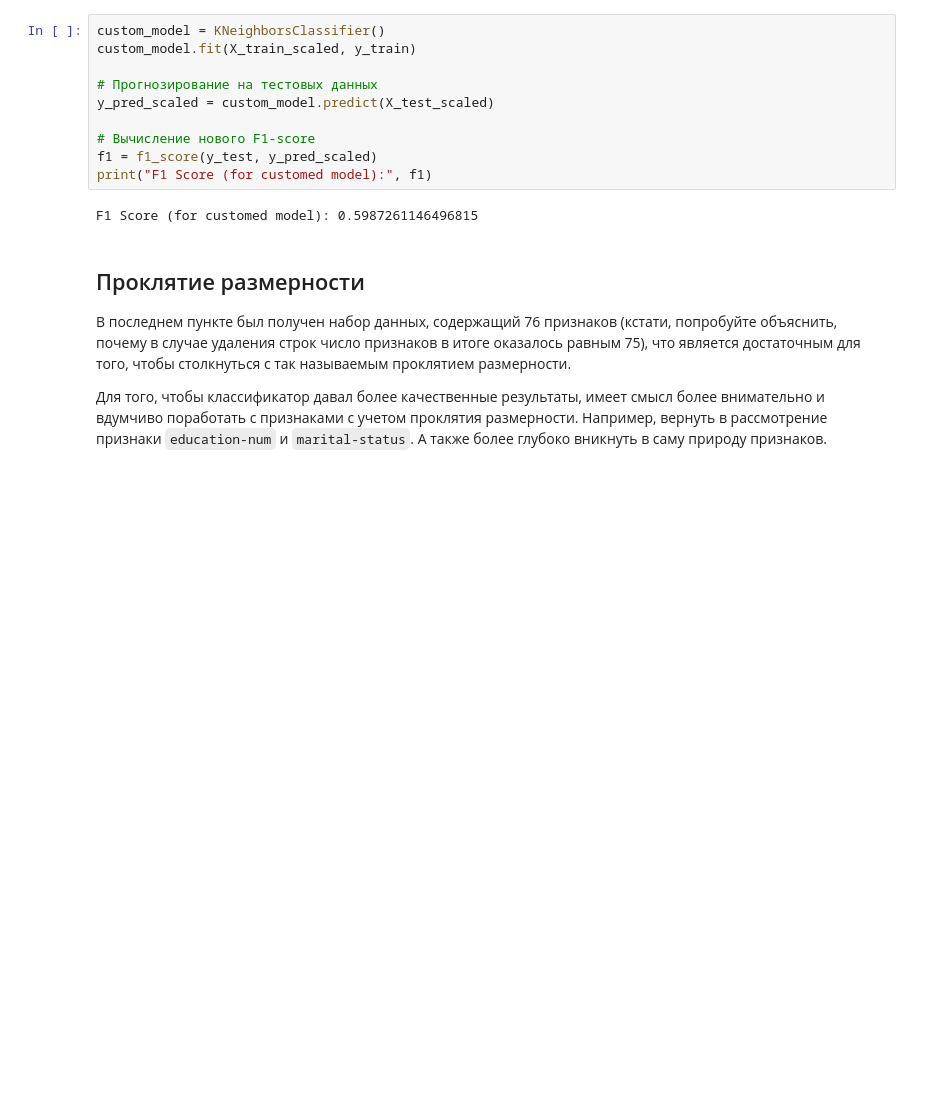
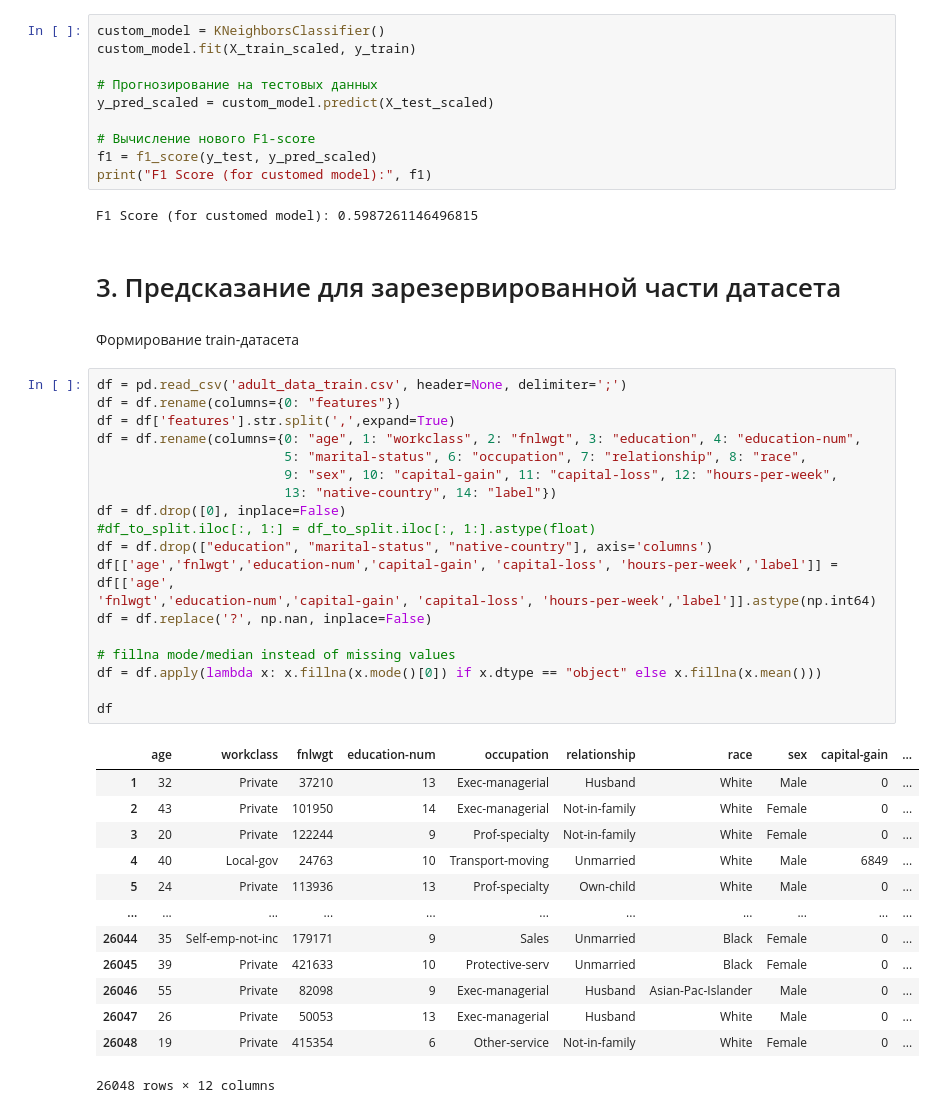
Before and after one commit to imaboylol/itmo-advanced-ml-and-dl, a Jupyter notebook: classification-knn/KNN_Students.ipynb, the cells around one changed output. Drawn from its saved outputs; the diff is of its cells as text; blank space fills up the shorter version.

Commit message:
add predictions for adult_data_reserved

```diff
--- a/classification-knn/KNN_Students.ipynb
+++ b/classification-knn/KNN_Students.ipynb
@@ -415,9 +413,40 @@ f1 = f1_score(y_test, y_pred_scaled)
 print("F1 Score (for customed model):", f1)
 # %% [output]
 F1 Score (for customed model): 0.5987261146496815
-# %% [markdown]
-## Проклятие размерности
-
-В последнем пункте был получен набор данных, содержащий 76 признаков (кстати, попробуйте объяснить, почему в случае удаления строк число признаков в итоге оказалось равным 75), что является достаточным для того, чтобы столкнуться с так называемым проклятием размерности.
-
-Для того, чтобы классификатор давал более качественные результаты, имеет смысл более внимательно и вдумчиво поработать с признаками с учетом проклятия размерности. Например, вернуть в рассмотрение признаки <code>education-num</code> и <code>marital-status</code>. А также более глубоко вникнуть в саму природу признаков.
+# %% [markdown]
+# 3. Предсказание для зарезервированной части датасета
+# %% [markdown]
+Формирование train-датасета
+# %%
+df = pd.read_csv('adult_data_train.csv', header=None, delimiter=';')
+df = df.rename(columns={0: "features"})
+df = df['features'].str.split(',',expand=True)
+df = df.rename(columns={0: "age", 1: "workclass", 2: "fnlwgt", 3: "education", 4: "education-num",
+                        5: "marital-status", 6: "occupation", 7: "relationship", 8: "race",
+                        9: "sex", 10: "capital-gain", 11: "capital-loss", 12: "hours-per-week",
+                        13: "native-country", 14: "label"})
+df = df.drop([0], inplace=False)
+#df_to_split.iloc[:, 1:] = df_to_split.iloc[:, 1:].astype(float)
+df = df.drop(["education", "marital-status", "native-country"], axis='columns')
+df[['age','fnlwgt','education-num','capital-gain', 'capital-loss', 'hours-per-week','label']] = df[['age',
+'fnlwgt','education-num','capital-gain', 'capital-loss', 'hours-per-week','label']].astype(np.int64)
+df = df.replace('?', np.nan, inplace=False)
+
+# fillna mode/median instead of missing values
+df = df.apply(lambda x: x.fillna(x.mode()[0]) if x.dtype == "object" else x.fillna(x.mean()))
+
+df
+# %% [output]
+|  | age | workclass | fnlwgt | education-num | occupation | relationship | race | sex | capital-gain | ... |
+| 1 | 32 | Private | 37210 | 13 | Exec-managerial | Husband | White | Male | 0 | ... |
+| 2 | 43 | Private | 101950 | 14 | Exec-managerial | Not-in-family | White | Female | 0 | ... |
+| 3 | 20 | Private | 122244 | 9 | Prof-specialty | Not-in-family | White | Female | 0 | ... |
+| 4 | 40 | Local-gov | 24763 | 10 | Transport-moving | Unmarried | White | Male | 6849 | ... |
+| 5 | 24 | Private | 113936 | 13 | Prof-specialty | Own-child | White | Male | 0 | ... |
+| ... | ... | ... | ... | ... | ... | ... | ... | ... | ... | ... |
+| 26044 | 35 | Self-emp-not-inc | 179171 | 9 | Sales | Unmarried | Black | Female | 0 | ... |
+| 26045 | 39 | Private | 421633 | 10 | Protective-serv | Unmarried | Black | Female | 0 | ... |
+| 26046 | 55 | Private | 82098 | 9 | Exec-managerial | Husband | Asian-Pac-Islander | Male | 0 | ... |
+| 26047 | 26 | Private | 50053 | 13 | Exec-managerial | Husband | White | Male | 0 | ... |
+| 26048 | 19 | Private | 415354 | 6 | Other-service | Not-in-family | White | Female | 0 | ... |
+26048 rows × 12 columns
```
Also changed, not shown: parts of 9 cells of this notebook.
